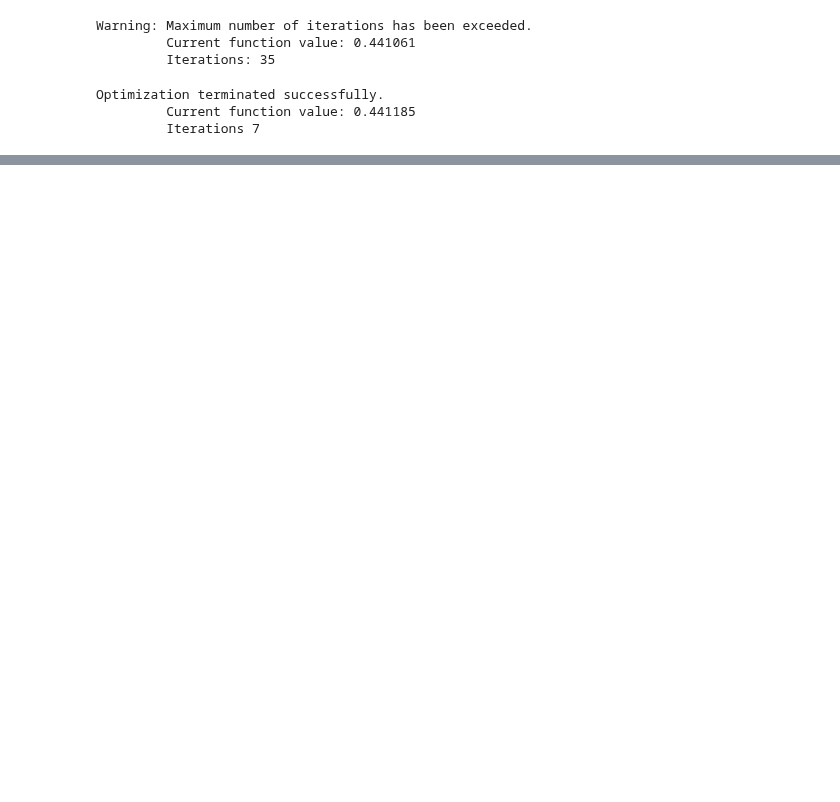
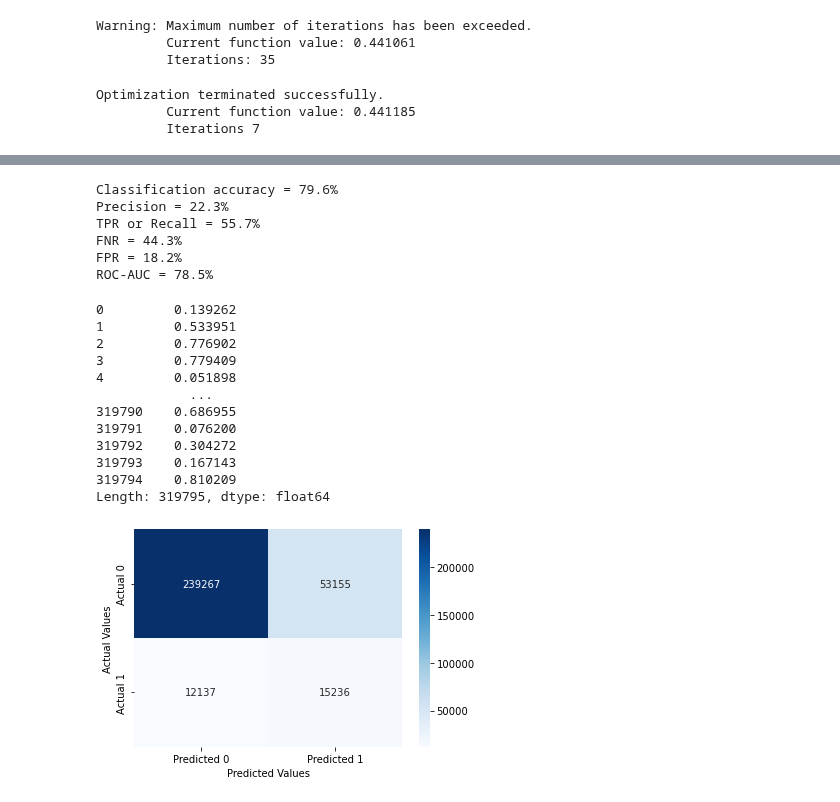
Before and after one commit to JerayuT/Group-5-WQ23-Data-Science, a Jupyter notebook: Analysis.ipynb, the cells around one changed output, grey strips where cells are left out. Saved outputs shown, nothing was run; the diff lists cells and outputs as text; code cells hidden in the pictures; blank space fills up the shorter version.

```diff
--- a/Analysis.ipynb
+++ b/Analysis.ipynb
@@ -312,0 +291,3 @@ Length: 95939, dtype: float64
+# %%
+model = smf.logit(formula = 'HeartDisease~BMI+Smoking+Stroke+DiffWalking+AgeCategory+Diabetic+PhysicalActivity+GenHealth+SleepTime+KidneyDisease+SkinCancer', data = train_smote).fit()
+model.summary()
@@ -312,0 +322,22 @@ Length: 95939, dtype: float64
+# %%
+confusion_matrix_data(df, df.HeartDisease, model, cutoff=0.6)
+# %% [output]
+Classification accuracy = 79.6%
+Precision = 22.3%
+TPR or Recall = 55.7%
+FNR = 44.3%
+FPR = 18.2%
+ROC-AUC = 78.5%
+0         0.139262
+1         0.533951
+2         0.776902
+3         0.779409
+4         0.051898
+            ...
+319790    0.686955
+319791    0.076200
+319792    0.304272
+319793    0.167143
+319794    0.810209
+Length: 319795, dtype: float64
+[figure, added]
```
Also changed, not shown: parts of 8 cells of this notebook.
